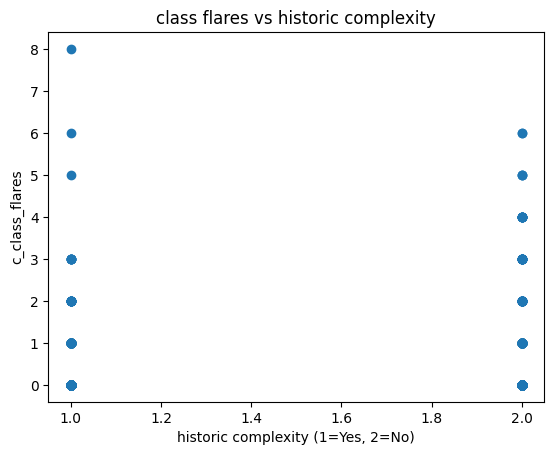
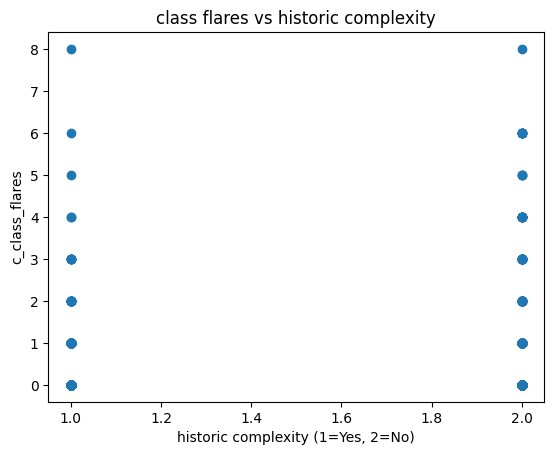
Code edit (unified diff) that turned the first committed figure into the second:
--- before
+++ after
@@ -1,3 +1,3 @@
-plt.scatter(df["historically_complex"], df["c_class_flares"])
+plt.scatter(df["historically_complex"], total_flares)
 plt.title("class flares vs historic complexity")
 plt.ylabel("c_class_flares")

Commit: Now have another variable that has the total flares calles total_flares